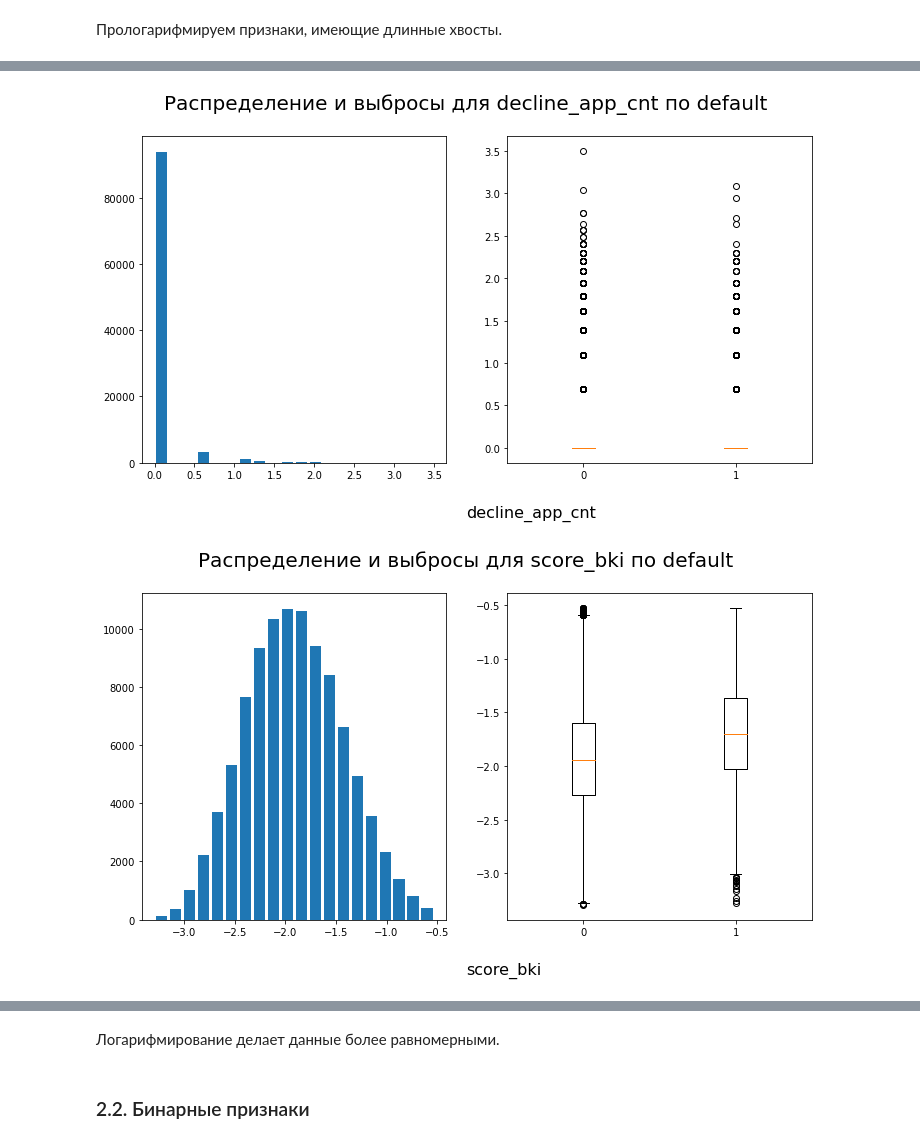
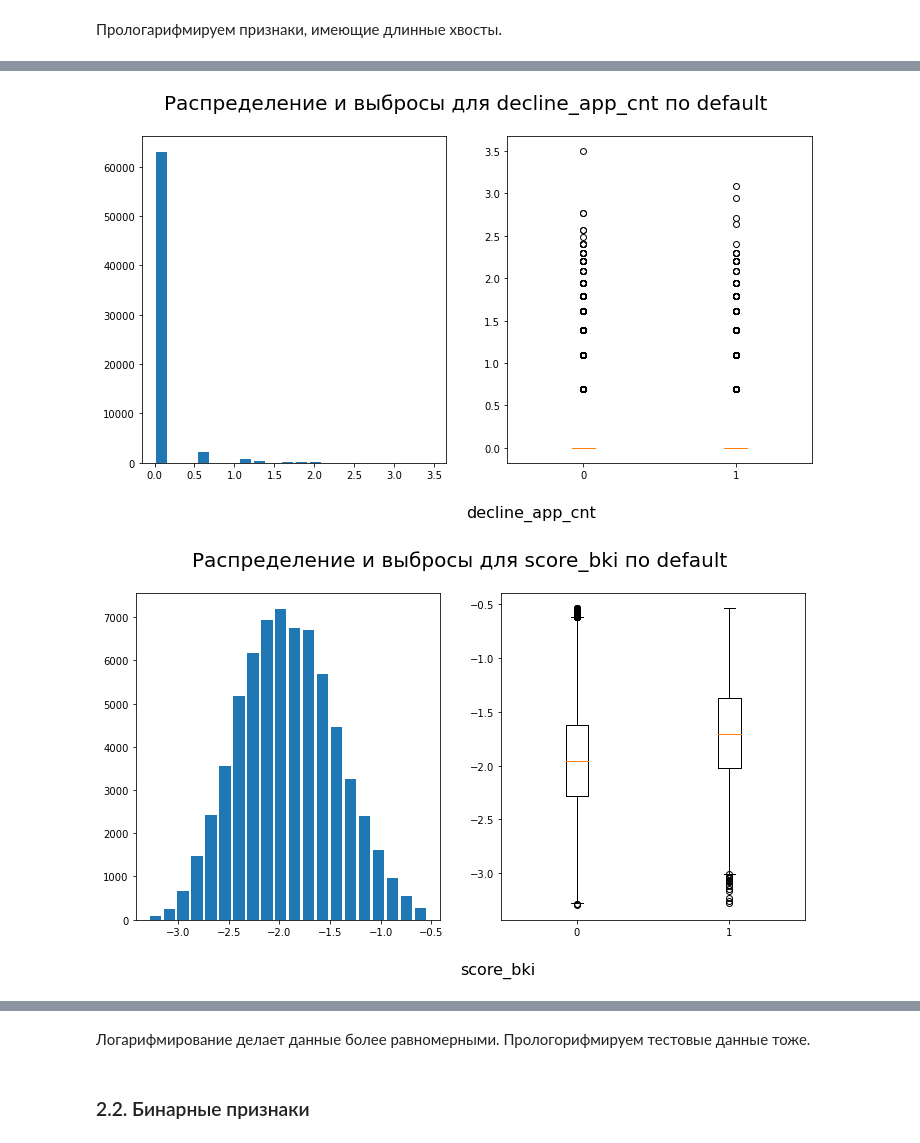
Before and after one commit to YuliaBOGDANOVA/skillfactory_rds, a Jupyter notebook: module_4/[SF-DST] Credit Scoring - Yulia_Bogdanova.ipynb, the cells around one changed output, grey strips where cells are left out. Drawn from its saved outputs; the diff is of its cells as text; code cells hidden in the pictures.

```diff
--- a/module_4/[SF-DST] Credit Scoring - Yulia_Bogdanova.ipynb
+++ b/module_4/[SF-DST] Credit Scoring - Yulia_Bogdanova.ipynb
@@ -425,5 +404,5 @@ cat_cols = ['education', 'home_address', 'work_address', 'sna', 'first_time', 'r
 # %%
 # Посмотрим на распределение числовых признаков
 for col in num_cols:
-    visual_num(df, col)
+    visual_num(df_train, col)
 # %% [output]
@@ -436,7 +415,7 @@ for col in num_cols:
 # %%
 # Смотрим на выбросы
 for col in num_cols:
-    outliers(df, col)
+    outliers(df_train, col)
 # %% [output]
 ___age___
 IQR: 18.0, границы выбросов: [3.0, 75.0]
@@ -462,16 +441,16 @@ IQR: 56.0, границы выбросов: [2479.0, 2703.0]
 num_cols_outliers = ['score_bki', 'bki_request_cnt', 'income']
 
 for col in num_cols_outliers:
-    d = outliers_iqr(df[col])
-    df = df.loc[df[col].between(d[0], d[1])]
+    d = outliers_iqr(df_train[col])
+    df_train = df_train.loc[df_train[col].between(d[0], d[1])]
 # %% [markdown]
 Прологарифмируем признаки, имеющие длинные хвосты.
 # %%
 num_cols_log = ['age', 'decline_app_cnt', 'bki_request_cnt', 'income']
 
 for col in num_cols_log:
-    df[col] = df[col].apply(lambda x: np.log(x) if x > 0 else x)
+    df_train[col] = df_train[col].apply(lambda x: np.log(x) if x > 0 else x)
 # %%
 for col in num_cols:
-    visual_num(df, col)
+    visual_num(df_train, col)
 # %% [output]
@@ -479,2 +458,2 @@ for col in num_cols:
-[figure, old version]
+[figure, new version]
-[figure, old version]
+[figure, new version]
@@ -484,2 +463,2 @@ for col in num_cols:
 # %% [markdown]
- Логарифмирование делает данные более равномерными.
+ Логарифмирование делает данные более равномерными. Прологорифмируем тестовые данные тоже.
```
Also changed, not shown: parts of 63 cells of this notebook, 3 other files.
